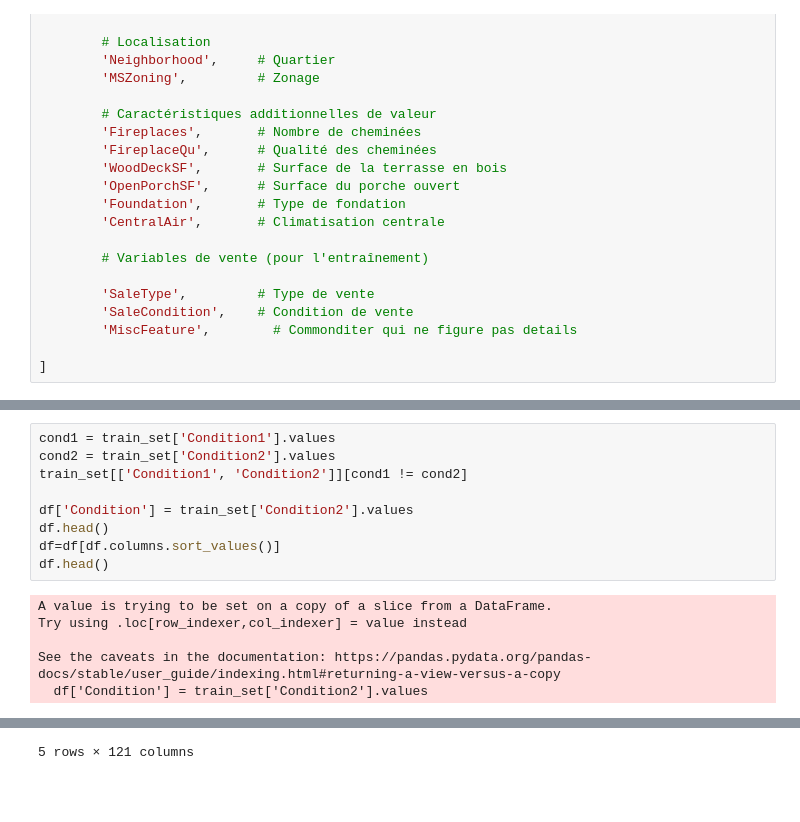
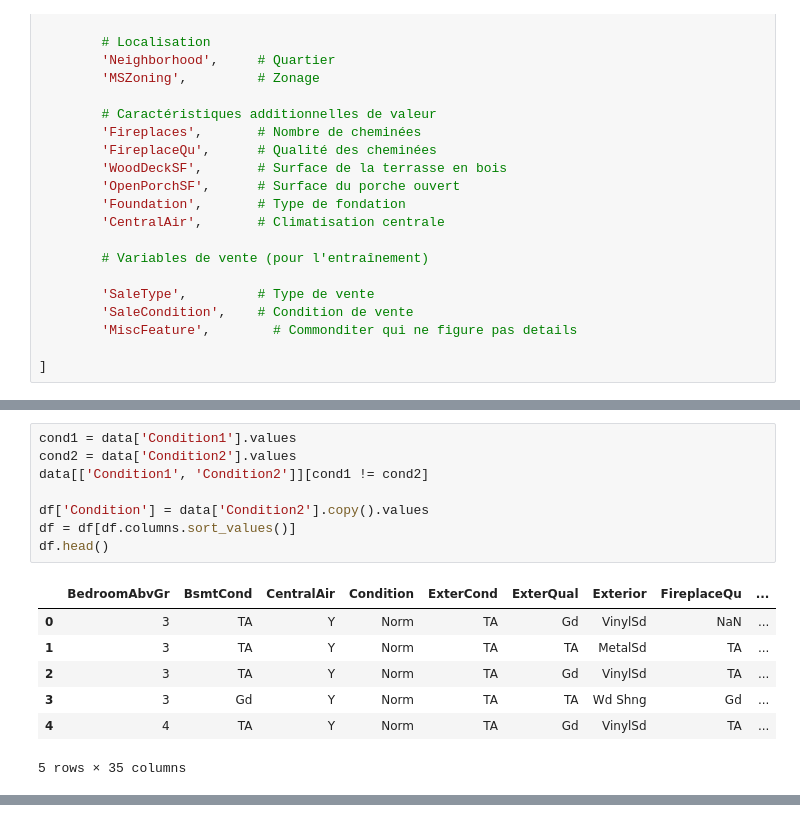
Before and after one commit to superMass14/immoSense, a Jupyter notebook: notebook/main.ipynb, the cells around one changed output, grey strips where cells are left out. Saved outputs shown, nothing was run; the diff lists cells and outputs as text; blank space fills up the shorter version.

```diff
--- a/notebook/main.ipynb
+++ b/notebook/main.ipynb
@@ -168,15 +165,16 @@ See the caveats in the documentation: https://pandas.pydata.org/pandas-docs/stab
 # %%
-cond1 = train_set['Condition1'].values
-cond2 = train_set['Condition2'].values
-train_set[['Condition1', 'Condition2']][cond1 != cond2]
+cond1 = data['Condition1'].values
+cond2 = data['Condition2'].values
+data[['Condition1', 'Condition2']][cond1 != cond2]
 
-df['Condition'] = train_set['Condition2'].values
+df['Condition'] = data['Condition2'].copy().values
+df = df[df.columns.sort_values()]
 df.head()
-df=df[df.columns.sort_values()]
-df.head()
 # %% [output]
+|  | BedroomAbvGr | BsmtCond | CentralAir | Condition | ExterCond | ExterQual | Exterior | FireplaceQu | ... |
+| 0 | 3 | TA | Y | Norm | TA | Gd | VinylSd | NaN | ... |
+| 1 | 3 | TA | Y | Norm | TA | TA | MetalSd | TA | ... |
+| 2 | 3 | TA | Y | Norm | TA | Gd | VinylSd | TA | ... |
+| 3 | 3 | Gd | Y | Norm | TA | TA | Wd Shng | Gd | ... |
+| 4 | 4 | TA | Y | Norm | TA | Gd | VinylSd | TA | ... |
-A value is trying to be set on a copy of a slice from a DataFrame.
-Try using .loc[row_indexer,col_indexer] = value instead
-
-See the caveats in the documentation: https://pandas.pydata.org/pandas-docs/stable/user_guide/indexing.html#returning-a-view-versus-a-copy
-  df['Condition'] = train_set['Condition2'].values
+5 rows × 35 columns
@@ -189 +180,0 @@ See the caveats in the documentation: https://pandas.pydata.org/pandas-docs/stab
-5 rows × 121 columns
```
Also changed, not shown: parts of 10 cells of this notebook.
